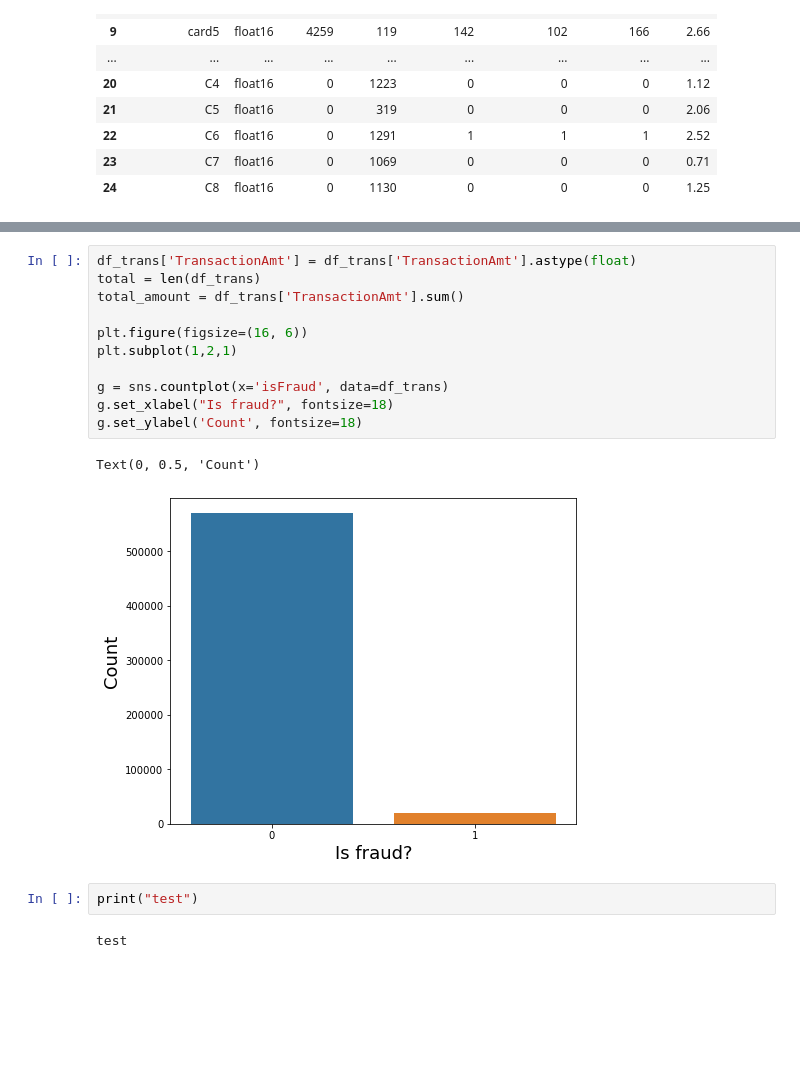
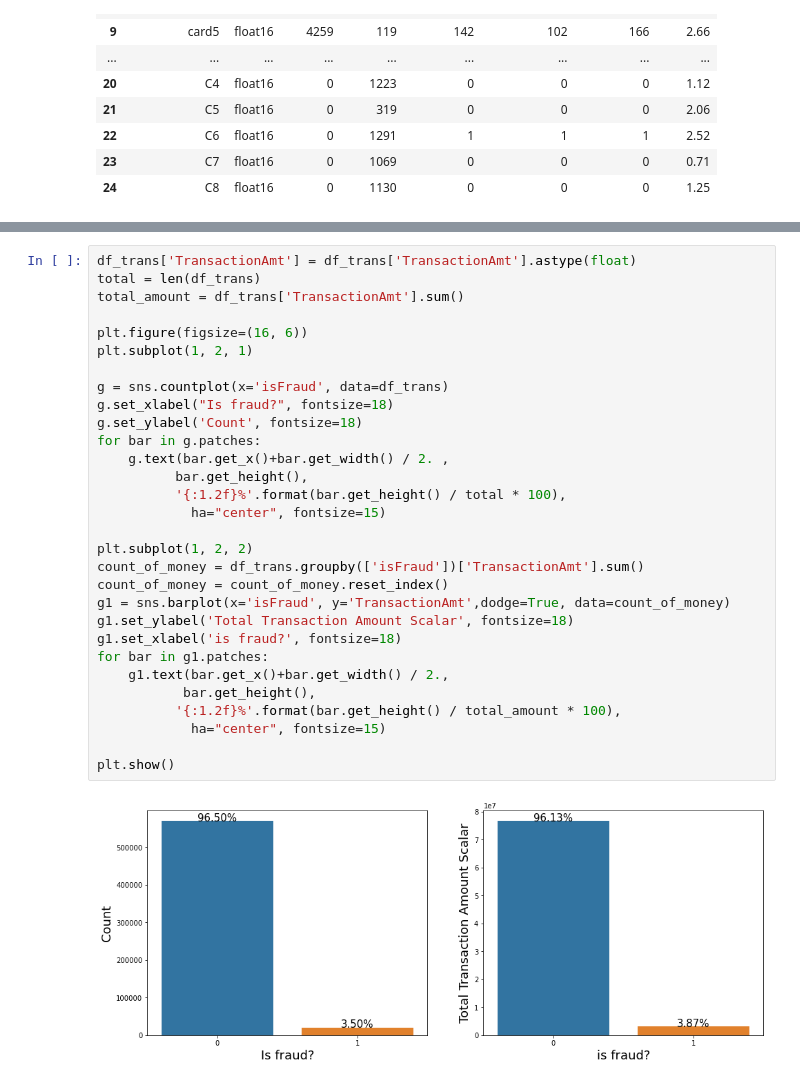
Before and after one commit to yesmishgan/AntiFraudProject, a Jupyter notebook: research.ipynb, the cells around one changed output, grey strips where cells are left out. Saved outputs shown, nothing was run; the diff lists cells and outputs as text; blank space fills up the shorter version.

Commit message:
Update research.ipynb, Analisys data transation amount

```diff
--- a/research.ipynb
+++ b/research.ipynb
@@ -132,18 +134,32 @@ Dataset Shape: (590540, 394)
 # %%
 df_trans['TransactionAmt'] = df_trans['TransactionAmt'].astype(float)
 total = len(df_trans)
 total_amount = df_trans['TransactionAmt'].sum()
 
 plt.figure(figsize=(16, 6))
-plt.subplot(1,2,1)
+plt.subplot(1, 2, 1)
 
 g = sns.countplot(x='isFraud', data=df_trans)
 g.set_xlabel("Is fraud?", fontsize=18)
 g.set_ylabel('Count', fontsize=18)
+for bar in g.patches:
+    g.text(bar.get_x()+bar.get_width() / 2. ,
+          bar.get_height(),
+          '{:1.2f}%'.format(bar.get_height() / total * 100),
+            ha="center", fontsize=15)
+
+plt.subplot(1, 2, 2)
+count_of_money = df_trans.groupby(['isFraud'])['TransactionAmt'].sum()
+count_of_money = count_of_money.reset_index()
+g1 = sns.barplot(x='isFraud', y='TransactionAmt',dodge=True, data=count_of_money)
+g1.set_ylabel('Total Transaction Amount Scalar', fontsize=18)
+g1.set_xlabel('is fraud?', fontsize=18)
+for bar in g1.patches:
+    g1.text(bar.get_x()+bar.get_width() / 2.,
+           bar.get_height(),
+          '{:1.2f}%'.format(bar.get_height() / total_amount * 100),
+            ha="center", fontsize=15)
+
+plt.show()
 # %% [output]
-Text(0, 0.5, 'Count')
-[figure, old version]
+[figure, new version]
-# %%
-print("test")
-# %% [output]
-test
```
Also changed, not shown: parts of 5 cells of this notebook.
